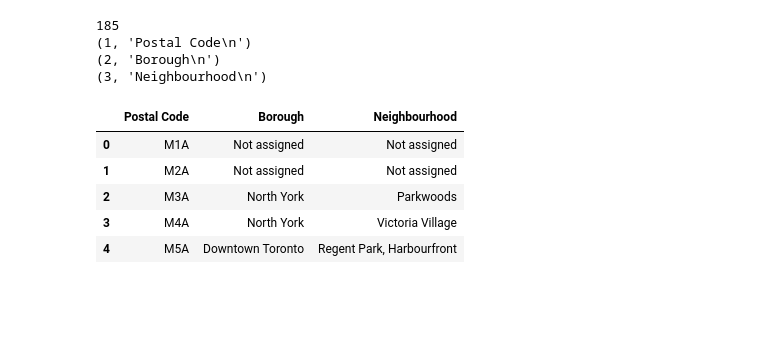
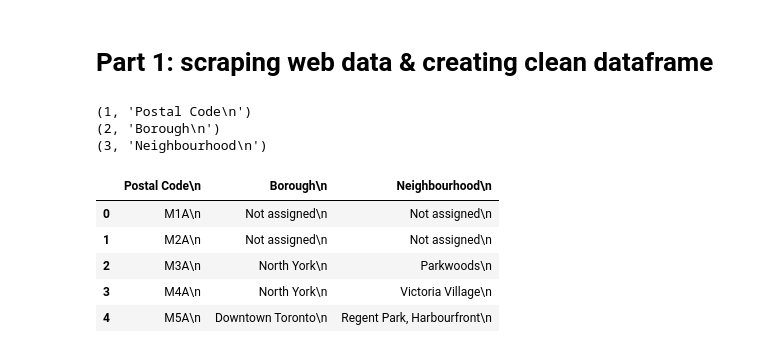
Before and after one commit to allisonwu34/coursera_capstone, a Jupyter notebook: Segmenting and Clustering Neighborhoods in Toronto.ipynb, the cells around one changed output. Saved outputs shown, nothing was run; the diff lists cells and outputs as text; code cells hidden in the pictures; blank space fills up the shorter version.

```diff
--- a/Segmenting and Clustering Neighborhoods in Toronto.ipynb
+++ b/Segmenting and Clustering Neighborhoods in Toronto.ipynb
@@ -1,3 +1,5 @@
+# %% [markdown]
+# Part 1: scraping web data & creating clean dataframe
 # %%
 import requests
 import lxml.html as lh
@@ -11,43 +13,43 @@ doc=lh.fromstring(page.content)
 tr_elements=doc.xpath('//tr')
 col=[]
 i=0
-print(len(tr_elements))
-#For each row, store each first element (header) and an empty list
+#For each row, store each first element (header) and an empty list, then print the names of the headers
 for t in tr_elements[0]:
     i+=1
     name=t.text_content()
     print((i,name))
     col.append((name,[]))
 # %% [output]
-185
 (1, 'Postal Code\n')
 (2, 'Borough\n')
 (3, 'Neighbourhood\n')
 # %%
-#first row is header, data is stored on the second row onwards
-#
+#first row is header, data is stored on the second row(index=1) onwards
+#iterate through rows in the table
 for j in range(1,len(tr_elements)):
+    #if row is not 3 columns long, do not iterate through because that means it doesn't belong to this table
     T=tr_elements[j]
     if len(T)!=3:
         break
     i=0
-    #Iterate through each element of the row
+    #Iterate through each element of the row & add to dictionary
     for t in T.iterchildren():
         data=t.text_content()
         col[i][1].append(data)
         i+=1
 dict={title:column for (title,column) in col}
 #convert dictionary into a dataframe
+df=pd.DataFrame(dict)
 tor_neighborhoods=pd.DataFrame(dict)
-tor_neighborhoods.columns=tor_neighborhoods.columns.str.replace('\n','')
-tor_neighborhoods['Postal Code']=tor_neighborhoods['Postal Code'].str.replace('\n','')
-tor_neighborhoods['Borough']=tor_neighborhoods['Borough'].str.replace('\n','')
-tor_neighborhoods['Neighbourhood']=tor_neighborhoods['Neighbourhood'].str.replace('\n','')
 tor_neighborhoods.head()
+tor_neighborhoods.tail()
+#after inspecting head & tail of data frame, found that last row is not needed, not a postal code
+tor_neighborhoods.drop(tor_neighborhoods.tail(1).index,inplace=True)
+tor_neighborhoods.head()
 # %% [output]
-|  | Postal Code | Borough | Neighbourhood |
-| 0 | M1A | Not assigned | Not assigned |
-| 1 | M2A | Not assigned | Not assigned |
-| 2 | M3A | North York | Parkwoods |
-| 3 | M4A | North York | Victoria Village |
-| 4 | M5A | Downtown Toronto | Regent Park, Harbourfront |
+|  | Postal Code\n | Borough\n | Neighbourhood\n |
+| 0 | M1A\n | Not assigned\n | Not assigned\n |
+| 1 | M2A\n | Not assigned\n | Not assigned\n |
+| 2 | M3A\n | North York\n | Parkwoods\n |
+| 3 | M4A\n | North York\n | Victoria Village\n |
+| 4 | M5A\n | Downtown Toronto\n | Regent Park, Harbourfront\n |
```
Also changed, not shown: parts of 33 cells of this notebook.
